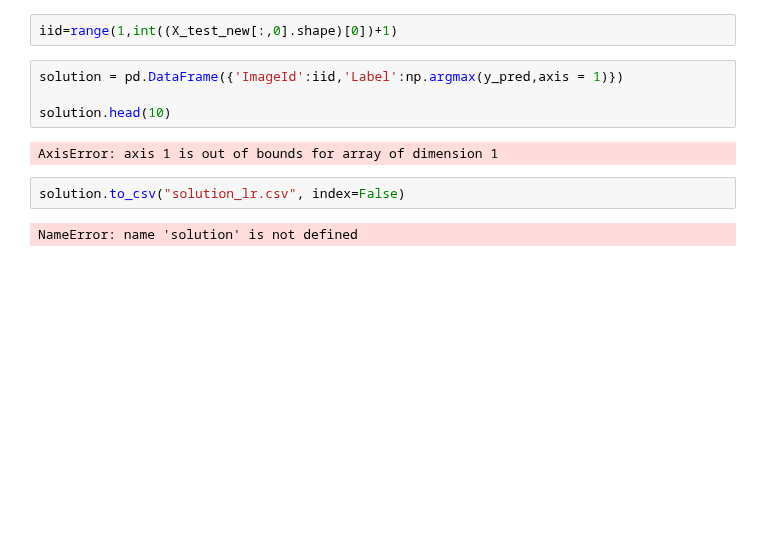
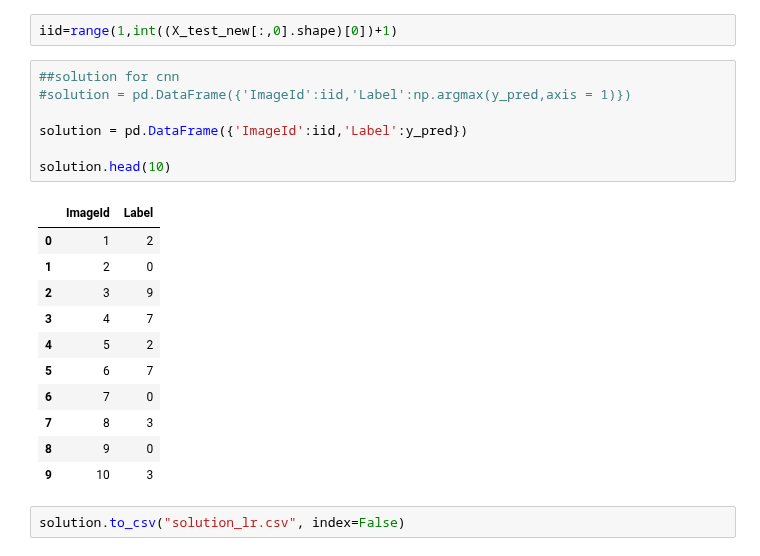
Before and after one commit to lept1/Kaggle_DigitRecognizer, a Jupyter notebook: kaggle_digit_cnn.ipynb, the cells around one changed output. Cells and saved outputs as stored; diff of their text form; blank space fills up the shorter version.

```diff
--- a/kaggle_digit_cnn.ipynb
+++ b/kaggle_digit_cnn.ipynb
@@ -315,12 +315,23 @@ y_pred.shape
 # %%
 iid=range(1,int((X_test_new[:,0].shape)[0])+1)
 # %%
-solution = pd.DataFrame({'ImageId':iid,'Label':np.argmax(y_pred,axis = 1)})
+##solution for cnn
+#solution = pd.DataFrame({'ImageId':iid,'Label':np.argmax(y_pred,axis = 1)})
+
+solution = pd.DataFrame({'ImageId':iid,'Label':y_pred})
 
 solution.head(10)
 # %% [output]
-AxisError: axis 1 is out of bounds for array of dimension 1
+|  | ImageId | Label |
+| 0 | 1 | 2 |
+| 1 | 2 | 0 |
+| 2 | 3 | 9 |
+| 3 | 4 | 7 |
+| 4 | 5 | 2 |
+| 5 | 6 | 7 |
+| 6 | 7 | 0 |
+| 7 | 8 | 3 |
+| 8 | 9 | 0 |
+| 9 | 10 | 3 |
 # %%
 solution.to_csv("solution_lr.csv", index=False)
-# %% [output]
-NameError: name 'solution' is not defined
```
